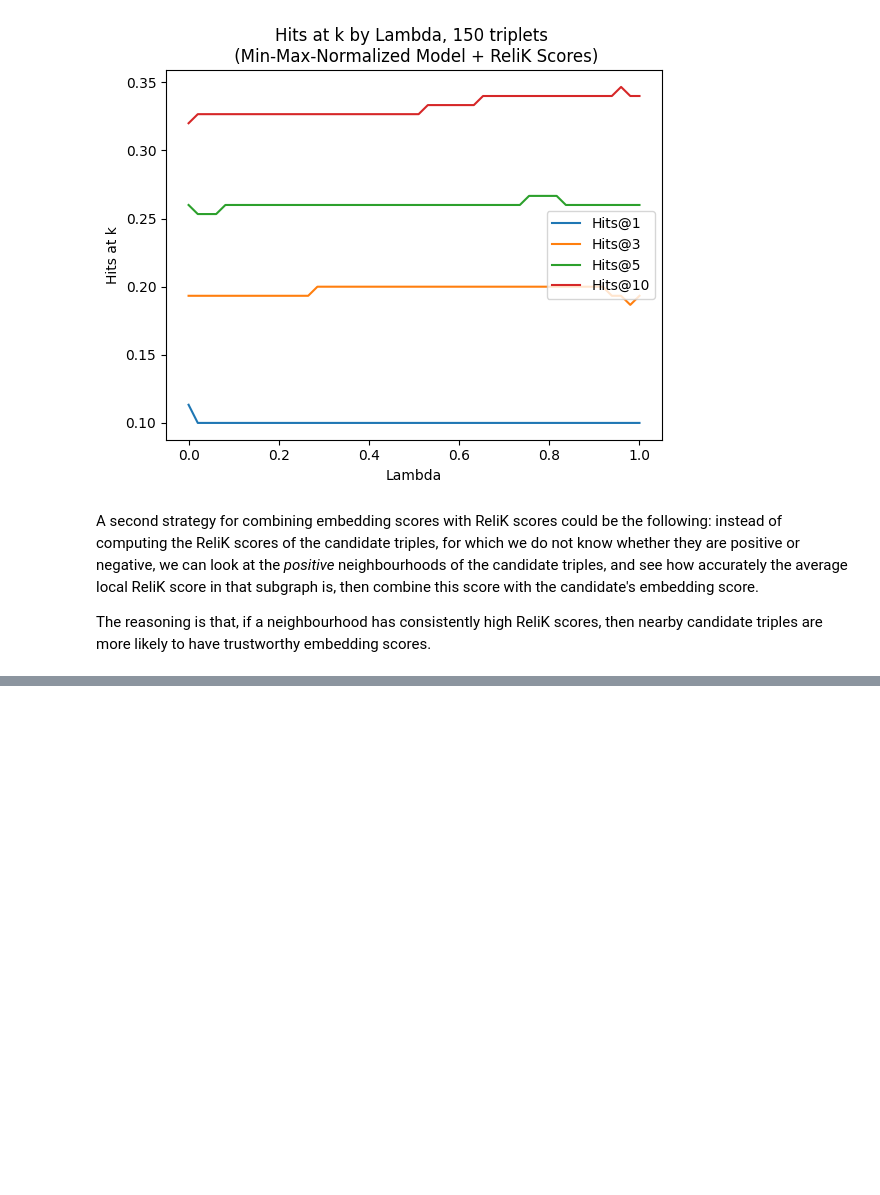
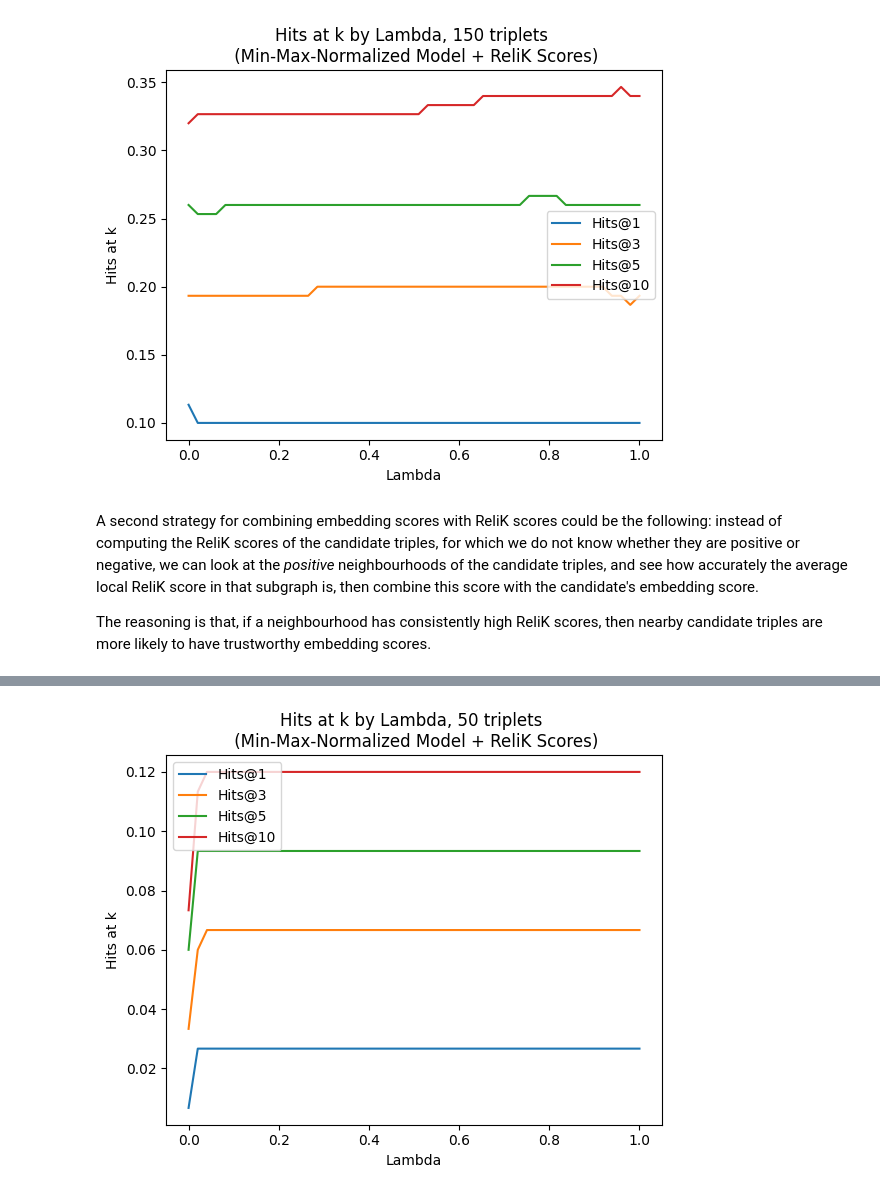
Before and after one commit to gmaurer08/gma-project, a Jupyter notebook: main.ipynb, the cells around one changed output, grey strips where cells are left out. Cells and saved outputs as stored; diff of their text form; code cells hidden in the pictures; blank space fills up the shorter version.

```diff
--- a/main.ipynb
+++ b/main.ipynb
@@ -402,6 +402,7 @@ file_path = 'results/TransE5/'
 pickle.dump(predictions_results2, open(file_path + 'predictions2.pkl', 'wb')) # save the predictions file
 pickle.dump(cache, open('data/local_relik_scores_tails.pkl', 'wb')) # update the cache file
 # %%
-d = pickle.load(open('data/local_relik_scores_tails.pkl', 'rb'))
-len(d)
+cache = pickle.load(open('data/local_relik_scores_tails.pkl', 'rb'))
+predictions_results2 = pickle.load(open('results/TransE5/predictions2.pkl', 'rb'))
+len(cache)
 # %% [output]
@@ -408,0 +483,25 @@ len(d)
+# %%
+# Plot hits @ k by Lambda
+sorted_lambdas_1 = hits_at_1.keys()
+sorted_hits_at_1 = [hits_at_1[lambda_] for lambda_ in sorted_lambdas_1]
+
+sorted_lambdas_3 = hits_at_3.keys()
+sorted_hits_at_3 = [hits_at_3[lambda_] for lambda_ in sorted_lambdas_3]
+
+sorted_lambdas_5 = hits_at_5.keys()
+sorted_hits_at_5 = [hits_at_5[lambda_] for lambda_ in sorted_lambdas_5]
+
+sorted_lambdas_10 = hits_at_10.keys()
+sorted_hits_at_10 = [hits_at_10[lambda_] for lambda_ in sorted_lambdas_10]
+
+plt.plot(sorted_lambdas_1, sorted_hits_at_1, label='Hits@1')
+plt.plot(sorted_lambdas_3, sorted_hits_at_3, label='Hits@3')
+plt.plot(sorted_lambdas_5, sorted_hits_at_5, label='Hits@5')
+plt.plot(sorted_lambdas_10, sorted_hits_at_10, label='Hits@10')
+plt.xlabel('Lambda')
+plt.ylabel('Hits at k')
+plt.title('Hits at k by Lambda, 50 triplets \n (Min-Max-Normalized Model + ReliK Scores)')
+plt.legend()
+plt.show()
+# %% [output]
+[figure, added]
```
Also changed, not shown: parts of 6 cells of this notebook, 8 other files.
